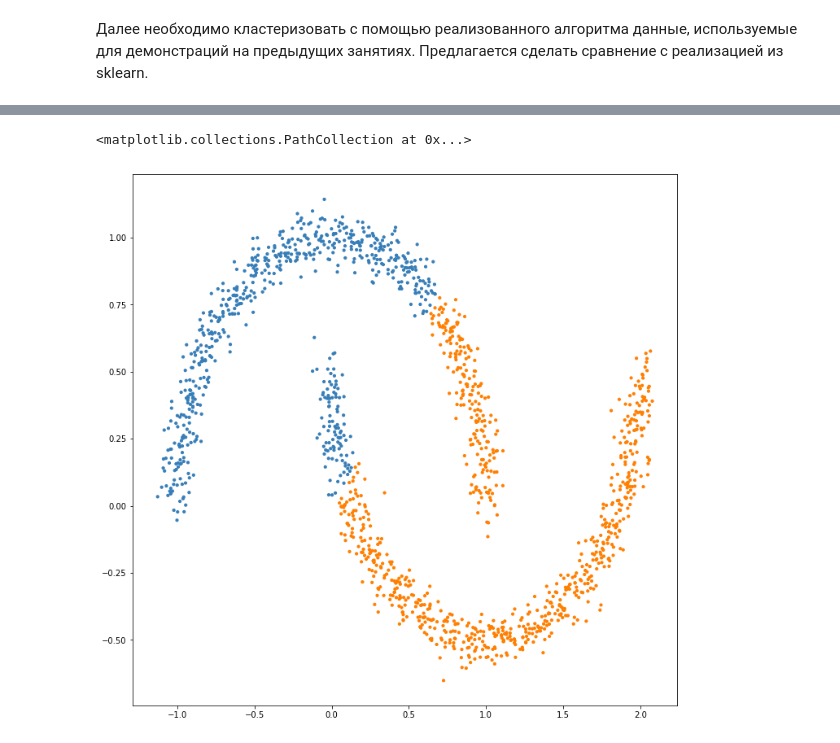
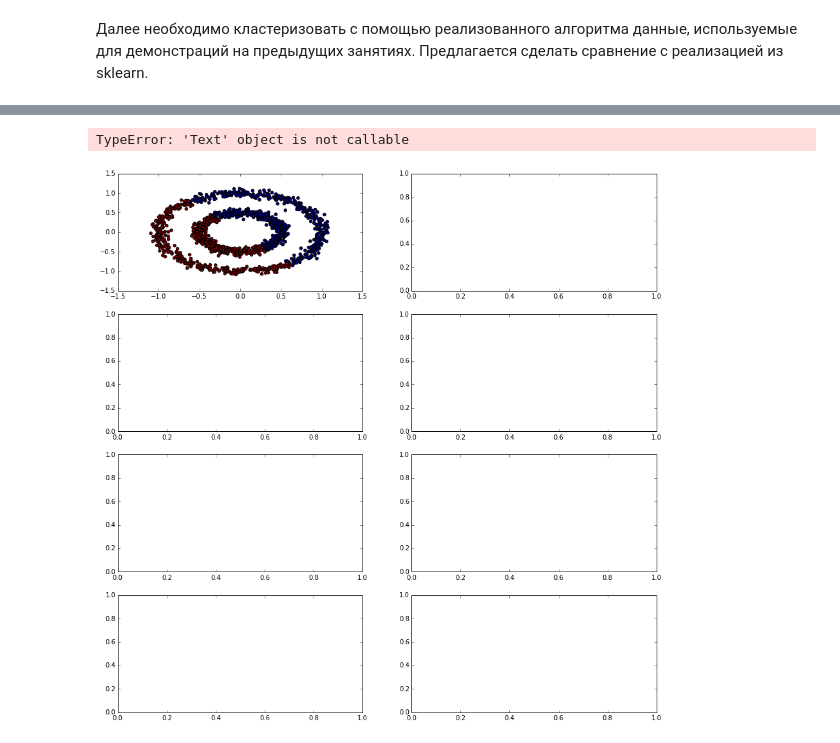
Before and after one commit to Davydov-Alex/big-data, a Jupyter notebook: HW4/homework-clustering.ipynb, the cells around one changed output, grey strips where cells are left out. Cells and saved outputs as stored; diff of their text form; code cells hidden in the pictures.

```diff
--- a/HW4/homework-clustering.ipynb
+++ b/HW4/homework-clustering.ipynb
@@ -232,4 +238,6 @@ plt.show()
 # %%
+from sklearn.mixture import GaussianMixture
+
 x_circles = noisy_circles[0]
 x_moons = noisy_moons[0]
 x_blobs = blobs[0]
@@ -240,14 +248,33 @@ model_moons = Clustering(n_clusters=2)
 model_blobs = Clustering(n_clusters=3)
 model_no_structure = Clustering(n_clusters=3)
 
+model_circles_skl = GaussianMixture(n_components=2).fit(x_circles)
+model_moons_skl = GaussianMixture(n_components=2).fit(x_moons)
+model_blobs_skl = GaussianMixture(n_components=3).fit(x_blobs)
+model_no_structure_skl = GaussianMixture(n_components=3).fit(x_no_structure)
 
-#pred_self_circles = model_self_circles.fit_predict(x_circles)
-pred_self_moons = model_self_moons.fit_predict(x_moons)
-#pred_self_blobs = model_self_blobs.fit_predict(x_blobs)
-#pred_self_no_structure = model_self_no_structure.fit_predict(x_no_structure)
+pred_circles = model_circles.fit_predict(x_circles)
+pred_moons = model_moons.fit_predict(x_moons)
+pred_blobs = model_blobs.fit_predict(x_blobs)
+pred_no_structure = model_no_structure.fit_predict(x_no_structure)
+
+pred_circles_skl = model_circles_skl.predict(x_circles)
+pred_moons_skl = model_moons_skl.predict(x_moons)
+pred_blobs_skl = model_blobs_skl.predict(x_blobs)
+pred_no_structure_skl = model_no_structure_skl.predict(x_no_structure)
-# %%
-plt.figure(figsize=(12, 12))
-pl.scatter(x_moons[:, 0], x_moons[:, 1], s=10, color=colors[pred_self_moons])
-# %% [output]
-<matplotlib.collections.PathCollection at 0x...>
-[figure, removed]
+# %%
+fig, ax = plt.subplots(ncols=2, nrows=4, figsize=(15,15))
+
+ax[0][0].scatter(x_circles[:,0], x_circles[:,1], c=pred_circles)
+ax[0][0].title("GMM home made")
+ax[0][1].scatter(x_circles[:,0], x_circles[:,1], c=pred_circles_skl)
+ax[0][1].title("GMM sklearn")
+ax[1][0].scatter(x_moons[:,0], x_moons[:,1], c=pred_moons)
+ax[1][1].scatter(x_moons[:,0], x_moons[:,1], c=pred_moons_skl)
+ax[2][0].scatter(x_blobs[:,0], x_blobs[:,1], c=pred_blobs)
+ax[2][1].scatter(x_blobs[:,0], x_blobs[:,1], c=pred_blobs_skl)
+ax[3][0].scatter(x_no_structure[:,0], x_no_structure[:,1], c=pred_no_structure)
+ax[3][1].scatter(x_no_structure[:,0], x_no_structure[:,1], c=pred_no_structure_skl)
+# %% [output]
+TypeError: 'Text' object is not callable
+[figure, added]
```
Also changed, not shown: parts of 10 cells of this notebook.
